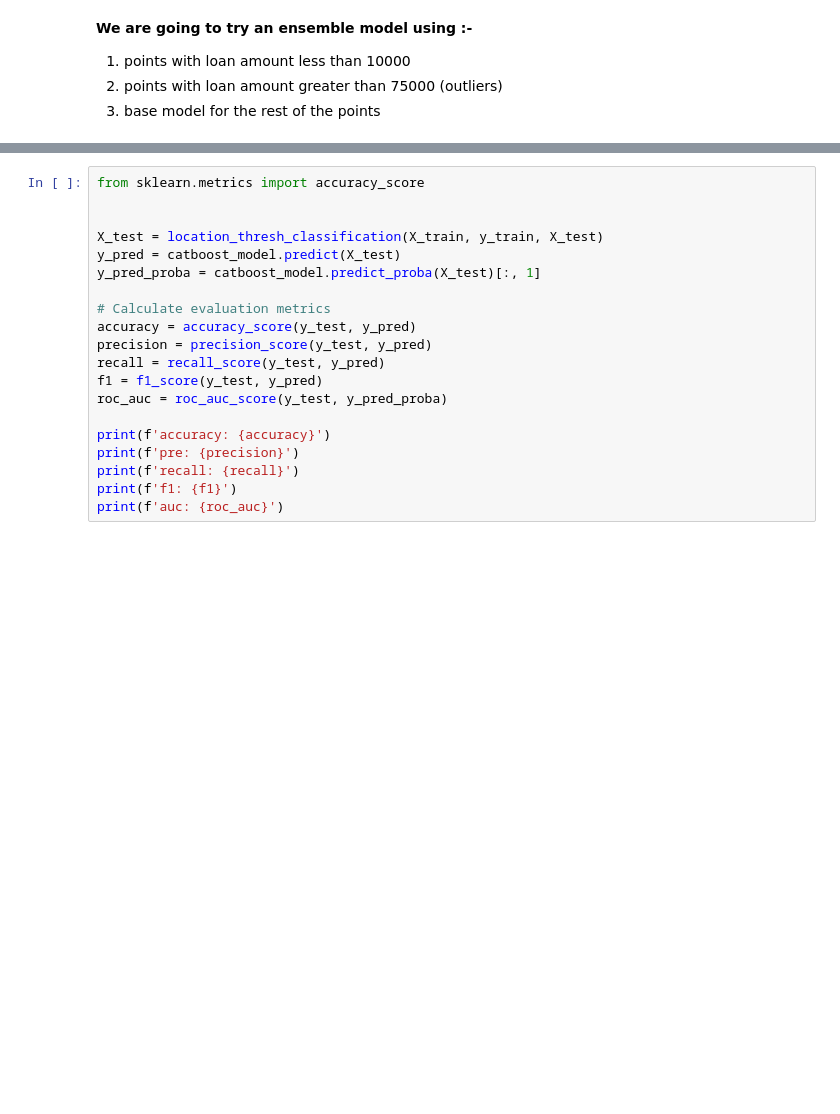
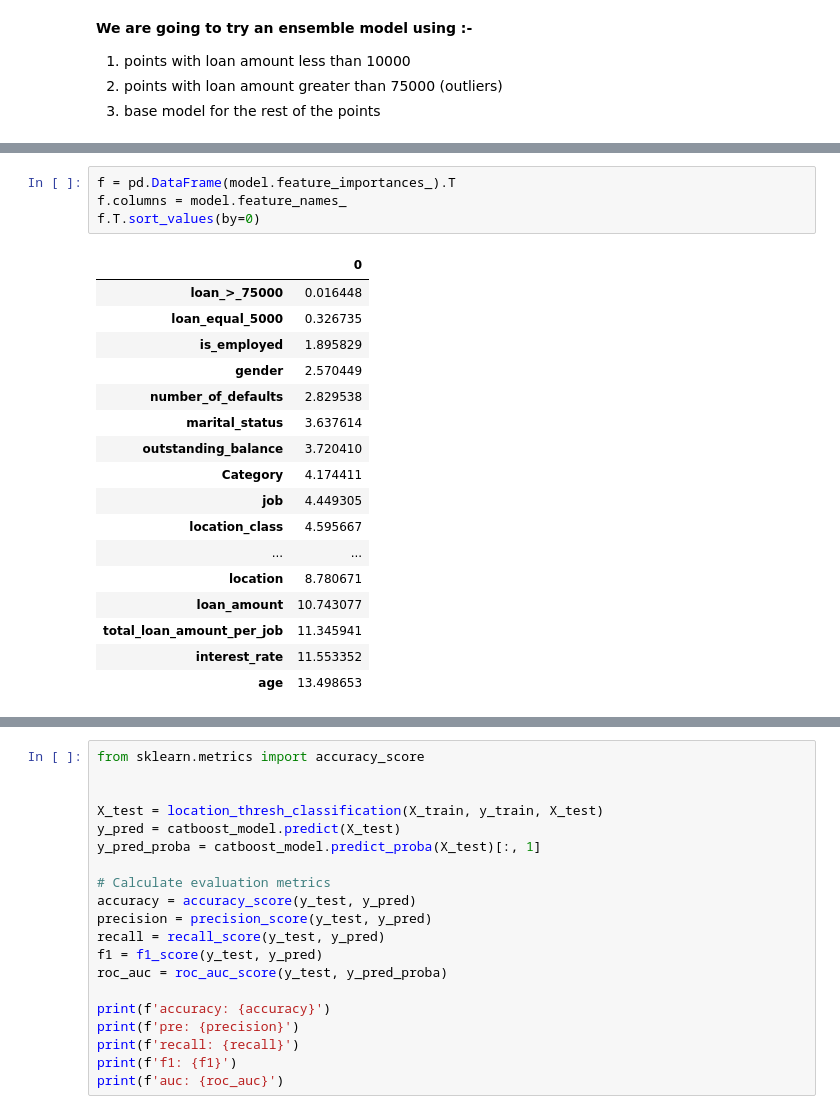
Before and after one commit to Augah2001/Data-Science-Competion-Question-and-Data, a Jupyter notebook: credit_risk.ipynb, the cells around one changed output, grey strips where cells are left out. Saved outputs shown, nothing was run; the diff lists cells and outputs as text; blank space fills up the shorter version.

```diff
--- a/credit_risk.ipynb
+++ b/credit_risk.ipynb
@@ -1043,3 +1181,25 @@ SyntaxError: invalid syntax (2295270255.py, line 3)
+# %%
+f = pd.DataFrame(model.feature_importances_).T
+f.columns = model.feature_names_
+f.T.sort_values(by=0)
+# %% [output]
+|  | 0 |
+| loan_>_75000 | 0.016448 |
+| loan_equal_5000 | 0.326735 |
+| is_employed | 1.895829 |
+| gender | 2.570449 |
+| number_of_defaults | 2.829538 |
+| marital_status | 3.637614 |
+| outstanding_balance | 3.720410 |
+| Category | 4.174411 |
+| job | 4.449305 |
+| location_class | 4.595667 |
+| ... | ... |
+| location | 8.780671 |
+| loan_amount | 10.743077 |
+| total_loan_amount_per_job | 11.345941 |
+| interest_rate | 11.553352 |
+| age | 13.498653 |
 # %%
 from sklearn.metrics import accuracy_score
 catboost_model2 = CatBoostClassifier()
```
Also changed, not shown: parts of 17 cells of this notebook, 20 other files.
